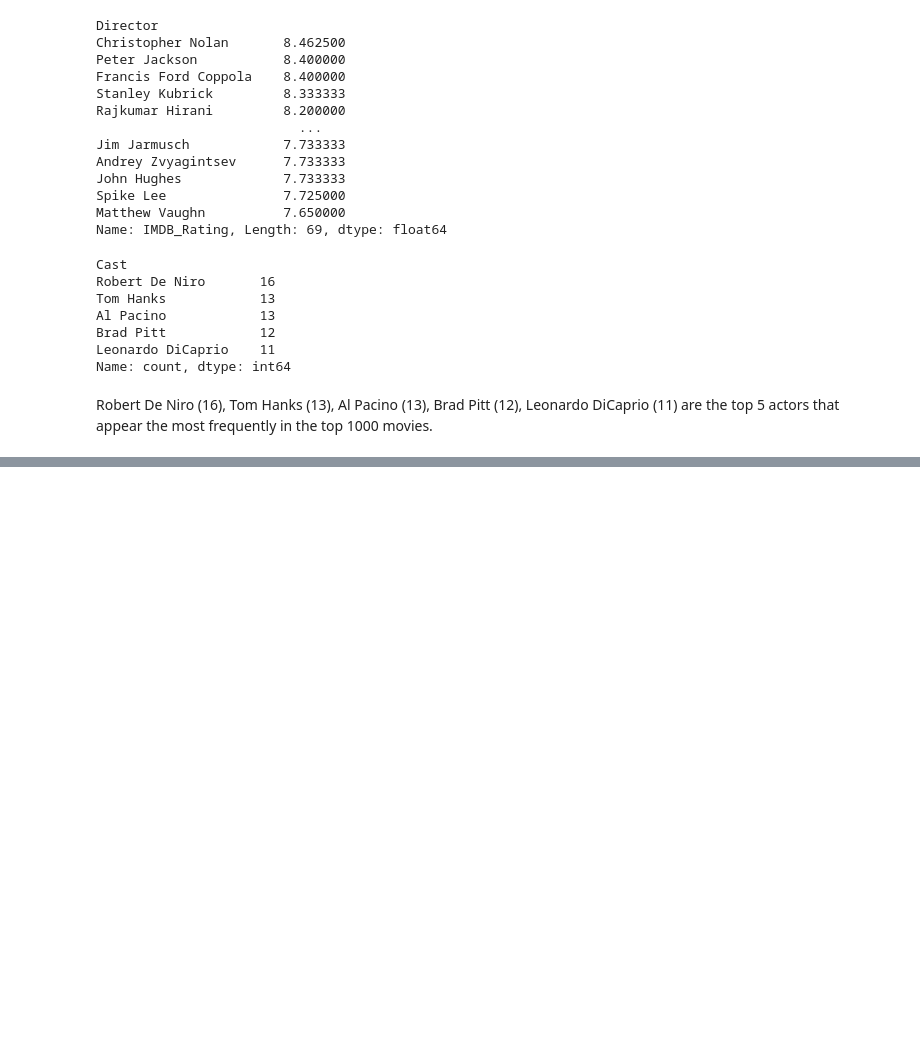
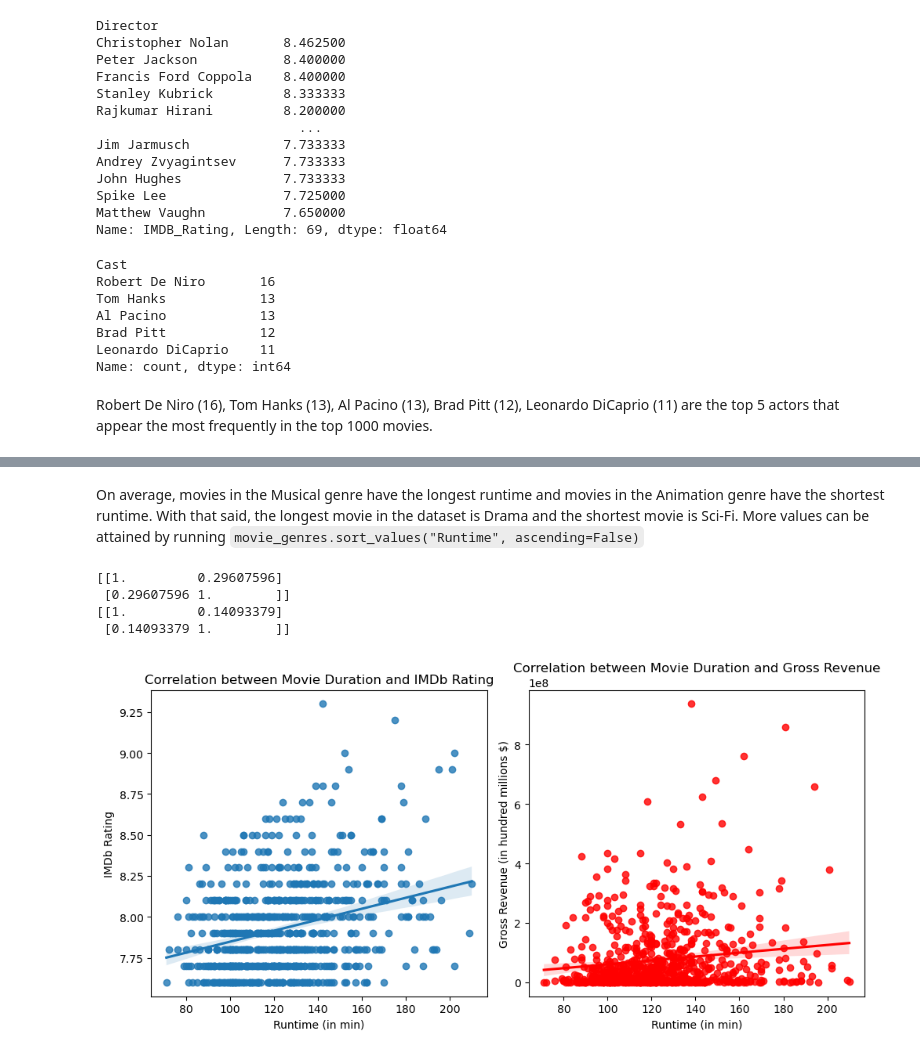
Before and after one commit to okashashuda/data-analysis-movies, a Jupyter notebook: movies-analysis.ipynb, the cells around one changed output, grey strips where cells are left out. Cells and saved outputs as stored; diff of their text form; code cells hidden in the pictures; blank space fills up the shorter version.

```diff
--- a/movies-analysis.ipynb
+++ b/movies-analysis.ipynb
@@ -373,0 +422,28 @@ Robert De Niro (16), Tom Hanks (13), Al Pacino (13), Brad Pitt (12), Leonardo Di
+# %% [markdown]
+On average, movies in the Musical genre have the longest runtime and movies in the Animation genre have the shortest runtime. With that said, the longest movie in the dataset is Drama and the shortest movie is Sci-Fi. More values can be attained by running `movie_genres.sort_values("Runtime", ascending=False)`
+# %%
+print(np.corrcoef(data["Runtime"], data["IMDB_Rating"]))
+print(np.corrcoef(data["Runtime"], data["Gross"]))
+
+plt.figure(figsize=(10, 5))
+
+plt.subplot(1, 2, 1)
+sns.regplot(data, x="Runtime", y="IMDB_Rating")
+plt.title("Correlation between Movie Duration and IMDb Rating")
+plt.xlabel("Runtime (in min)")
+plt.ylabel("IMDb Rating")
+
+plt.subplot(1, 2, 2)
+sns.regplot(data, x="Runtime", y="Gross", color="red")
+plt.title("Correlation between Movie Duration and Gross Revenue")
+plt.xlabel("Runtime (in min)")
+plt.ylabel("Gross Revenue (in hundred millions $)")
+
+plt.tight_layout()
+plt.show()
+# %% [output]
+[[1.         0.29607596]
+ [0.29607596 1.        ]]
+[[1.         0.14093379]
+ [0.14093379 1.        ]]
+[figure, added]
```
Also changed, not shown: parts of 11 cells of this notebook.
